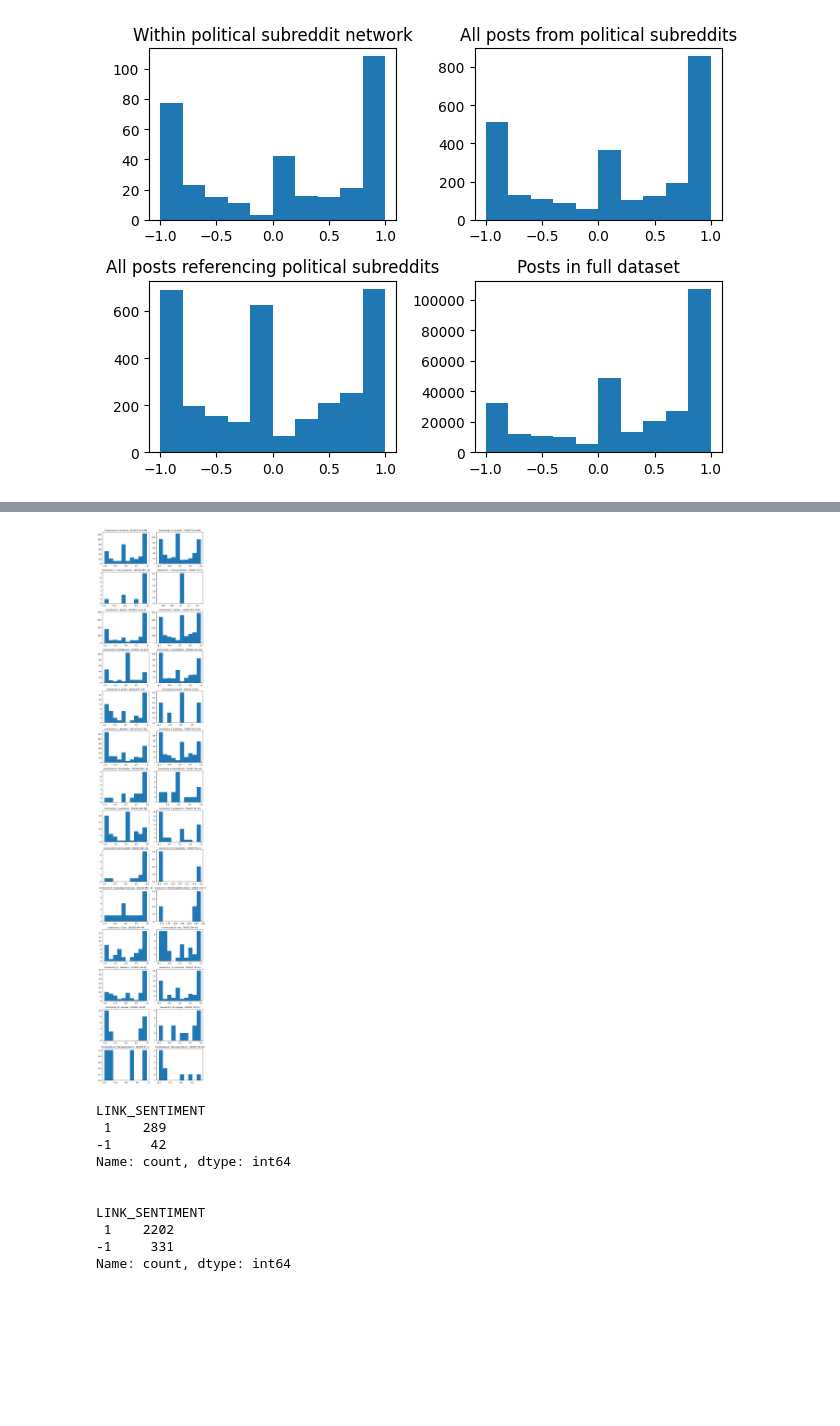
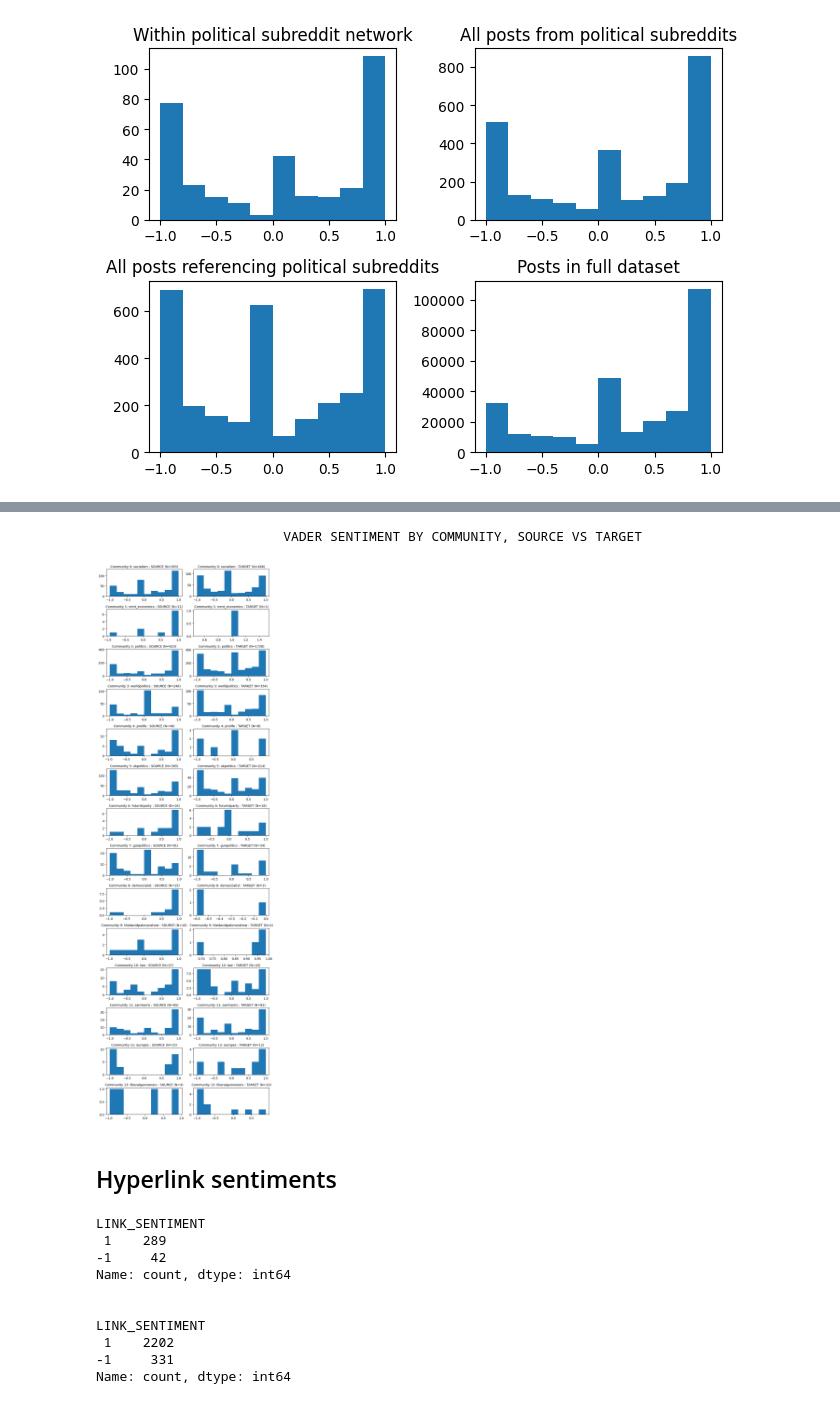
Before and after one commit to kehunter/stat236-subreddit-clustering, a Jupyter notebook: sentiment.ipynb, the cells around one changed output, grey strips where cells are left out. Drawn from its saved outputs; the diff is of its cells as text; code cells hidden in the pictures; blank space fills up the shorter version.

```diff
--- a/sentiment.ipynb
+++ b/sentiment.ipynb
@@ -42,7 +44,13 @@ target = "TARGET_SUBREDDIT"
 edgelist = df.loc[:, [source, target]].copy()
 edgelist_df = edgelist.drop_duplicates().copy()
 edgelist_df["count"] = edgelist.groupby([source, target]).transform("size")
-G_directed = nx.from_pandas_edgelist(edgelist_df, source=source, target=target, create_using=nx.DiGraph(),edge_attr="count")
+# add link sentiments
+links = df.groupby([source, target])['LINK_SENTIMENT'].sum().reset_index()
+edgelist_df = edgelist_df.merge(links, how='inner', on=[source,target])
+G_directed = nx.from_pandas_edgelist(edgelist_df,
+                                     source=source, target=target,
+                                     create_using=nx.DiGraph(),
+                                     edge_attr=["count", "LINK_SENTIMENT"])
 G_undirected = G_directed.to_undirected()
 # %% [markdown]
 #### Use Louvain Community Detection
@@ -128,20 +140,0 @@ plt.show()
-# %%
-def plot_vader_distribution(df, sentiment, source_or_target):
-    """
-    sentiment must either be 'positive', 'negative', or 'compound'
-    """
-    fig, axs = plt.subplots(7,2, figsize=(6,10))
-
-    for i, (ax, comm) in enumerate(zip(axs.flatten(), communities)):
-        idx = df[source_or_target].isin(comm)
-        x = df[idx][f'sentiment_{sentiment}']
-        ax.hist(x)
-        ax.set_title(f'Community {i}: {community_labels[i][0]} (N={len(x)})', fontdict={'fontsize': 10})
-        ax.set_xlim([-1, 1])
-
-    plt.suptitle(f'Distribution of {sentiment} VADER Sentiment by Community: {source_or_target}')
-    plt.tight_layout()
-    plt.show()
-
-## SENTIMENT DISTRIBUTION FROM SOURCE SUBREDDIT
-plot_vader_distribution(df_full, "compound", source)
@@ -155,28 +141,33 @@ plot_vader_distribution(df_full, "compound", target)
 # %%
-def plot_source_target_sentiment(df, sentiment):
+def plot_vader_distribution(df, sentiment):
     """
     sentiment must either be 'positive', 'negative', or 'compound'
     """
-    fig, axs = plt.subplots(14,2, figsize=(8,40))
+    fig, axs = plt.subplots(14,2, figsize=(8,25))
     flat_ax = axs.flatten()
 
     for i, comm in enumerate(communities):
         idx_source = df[source].isin(comm)
         idx_target = df[target].isin(comm)
         x_source = df[idx_source][f'sentiment_{sentiment}']
         x_target = df[idx_target][f'sentiment_{sentiment}']
         flat_ax[i*2].hist(x_source)
         flat_ax[i*2+1].hist(x_target)
         flat_ax[i*2].set_title(f'Community {i}: {community_labels[i][0]} : SOURCE (N={len(x_source)})', fontdict={'fontsize': 10})
         flat_ax[i*2+1].set_title(f'Community {i}: {community_labels[i][0]} : TARGET (N={len(x_target)})', fontdict={'fontsize': 10})
         ax.set_xlim([-1, 1])
 
     plt.tight_layout()
     plt.show()
 
-plot_source_target_sentiment(df_full, 'compound')
+print("\t\t\tVADER SENTIMENT BY COMMUNITY, SOURCE VS TARGET \n\n\n")
+
+plot_vader_distribution(df_full, 'compound')
 # %% [output]
+                        VADER SENTIMENT BY COMMUNITY, SOURCE VS TARGET
-[figure, old version]
+[figure, new version]
+# %% [markdown]
+## Hyperlink sentiments
 # %%
 def sentiment_value_counts(df, ax):
     value_counts = df['LINK_SENTIMENT'].value_counts()
```
Also changed, not shown: parts of 24 cells of this notebook.
